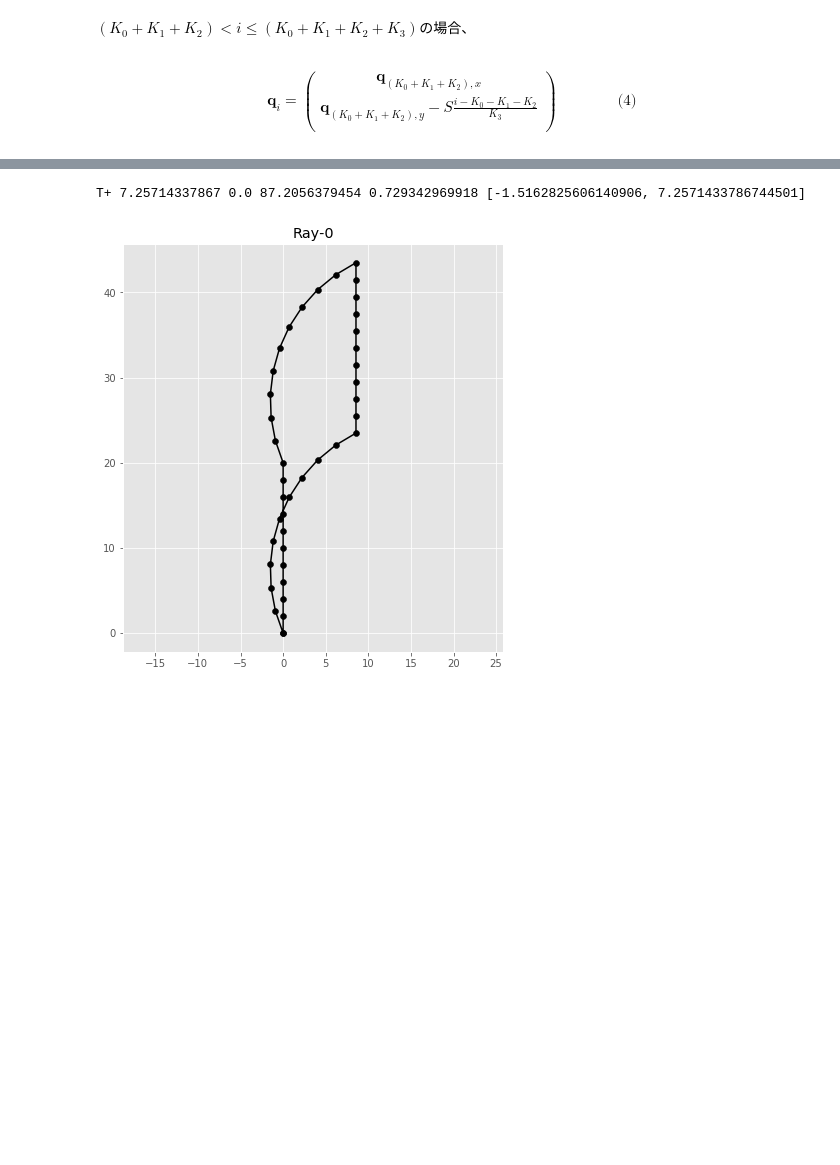
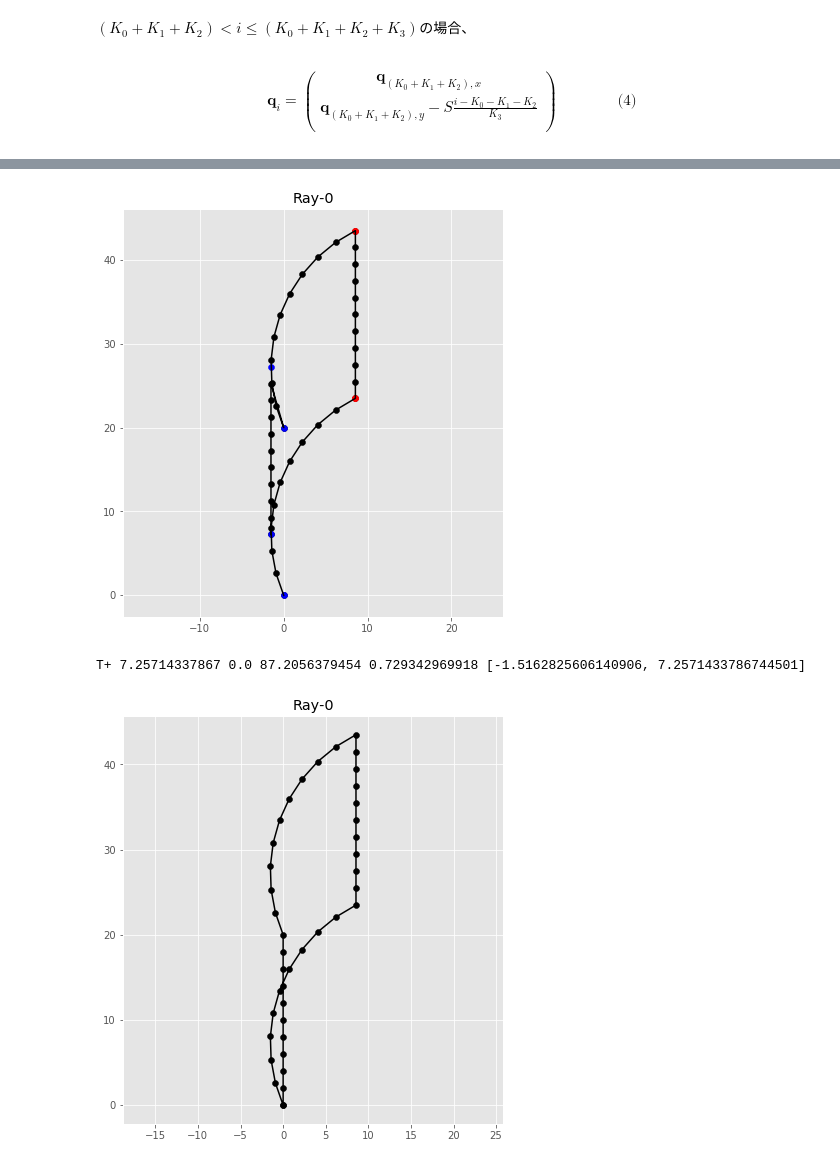
Before and after one commit to TerukiKOJIMA/WindowThermalSpec, a Jupyter notebook: HorizontalBlindAngularProperty.ipynb, the cells around one changed output, grey strips where cells are left out. Cells and saved outputs as stored; diff of their text form; code cells hidden in the pictures; blank space fills up the shorter version.

```diff
--- a/HorizontalBlindAngularProperty.ipynb
+++ b/HorizontalBlindAngularProperty.ipynb
@@ -976 +1012,21 @@ def slat_circle(L):
+# %%
+def slat_additional_position(L, O, r, A, B):
+
+    if L.d == 0:
+        Ad = A
+        Bd = B
+    else:
+        if O[1] > A[1]: #円弧が食い込む
+            Ad = np.array([O[0] - r, O[1]]) #点A'の位置
+        else:           #円弧が食い込まない
+            Ad = A                          #点A'の位置
+
+        if O[1] > B[1]: #円弧が食い込む
+            Bd = np.array([O[0] + r, O[1]]) #点B'の位置
+        else:           #円弧が食い込まない
+            Bd = B                          #点B'の位置
+    Cd = np.array([Bd[0], Bd[1] + L.S]) #点C'の位置
+    Dd = np.array([Ad[0], Ad[1] + L.S]) #点D'の位置
+
+    return Ad, Bd, Cd, Dd
 # %% [markdown]
@@ -1074,0 +1194,68 @@ def position_vector_q(L, K, O, r, theta, A):
+# %%
+if __name__ == '__main__':
+    #hbl_input( W, d, S, REFUS, REFUD, REFLS, REFLD, psi, phi )
+    hbl = hbl_input( 25., 5., 20., 0.8, 0.8, 0.2, 0.2, 70., 30. )
+    #hbl = hbl_input( 25., 0., 20., 0.8, 0.8, 0.2, 0.2, 70., 30. )
+
+    # W：スラット幅 (mm)
+    # d：スラット高さ (mm)
+    # S：スラット間隔 (mm)
+    # REFUS：スラット材上面の日射反射率（鏡面反射成分）
+    # REFUD：スラット材上面の日射反射率（拡散反射成分）
+    # REFLS：スラット材下面の日射反射率（鏡面反射成分）
+    # REFLD：スラット材下面の日射反射率（拡散反射成分）
+    # psi：スラット角 (°)
+    # phi：プロファイル角 (°)
+
+    K = np.array([10, 10, 10, 10])       #領域境界の微小線分要素分割数(各境界)
+
+    A = slat_edge_position(hbl)[0]
+    B = slat_edge_position(hbl)[1]
+    C = slat_edge_position(hbl)[2]
+    D = slat_edge_position(hbl)[3]
+    E = slat_edge_position(hbl)[4]
+    F = slat_edge_position(hbl)[5]
+
+    O = slat_circle(hbl, A, B, E)[0]
+    r = slat_circle(hbl, A, B, E)[1]
+    theta = slat_circle(hbl, A, B, E)[2]
+
+    Ad = slat_additional_position(hbl, O, r, A, B)[0]
+    Bd = slat_additional_position(hbl, O, r, A, B)[1]
+    Cd = slat_additional_position(hbl, O, r, A, B)[2]
+    Dd = slat_additional_position(hbl, O, r, A, B)[3]
+
+    if hbl.d == 0: q = position_vector_flat_q(hbl, K)
+    elif hbl.d != 0: q = position_vector_curve_q(hbl, K, O, r, theta, A, B, C, D, Ad, Bd, Cd, Dd)
+
+    print('A=', A)
+    print('B=', B)
+    print('Ad=', Ad)
+    print('Bd=', Bd)
+    print('E=', E)
+    print('O=', O)
+    print('r=', r)
+    print('θ=', theta)
+
+    l = 2
+    ax = np.empty(l, dtype = np.object)
+    fig = plt.figure(figsize = (15, 7.5 * ((l + 1) // 2)))
+    plt.style.use('ggplot')
+
+    for ll in range(l-1):
+        ax[ll] = fig.add_subplot((l+1) // 2, 2, ll + 1)
+        ax[ll].set_title('Ray-' + str(ll))
+        ax[ll].scatter(q[:, 0], q[:, 1], color='k')
+        ax[ll].plot(q[:, 0], q[:, 1], color='k')
+        ax[ll].scatter(A[0], A[1], color='b')
+        ax[ll].scatter(B[0], B[1], color='r')
+        ax[ll].scatter(C[0], C[1], color='r')
+        ax[ll].scatter(D[0], D[1], color='b')
+        ax[ll].scatter(Ad[0], Ad[1], color='b')
+        ax[ll].scatter(Bd[0], Bd[1], color='r')
+        ax[ll].scatter(Cd[0], Cd[1], color='r')
+        ax[ll].scatter(Dd[0], Dd[1], color='b')
+        plt.axis('equal')
+
+    plt.show()
+# %% [output]
@@ -1075,3 +1270,4 @@ def position_vector_q(L, K, O, r, theta, A):
+[figure, added]
 # %%
 #4 スラット円弧の位置ベクトルのみ
 
```
Also changed, not shown: parts of 51 cells of this notebook.
